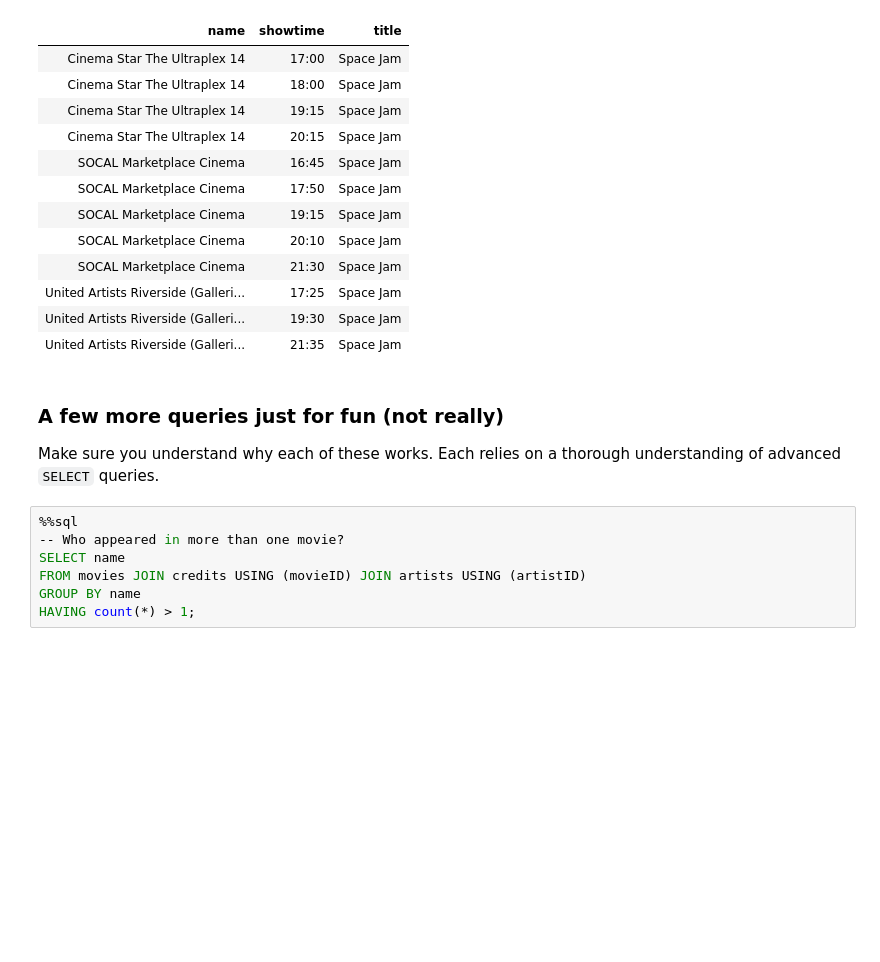
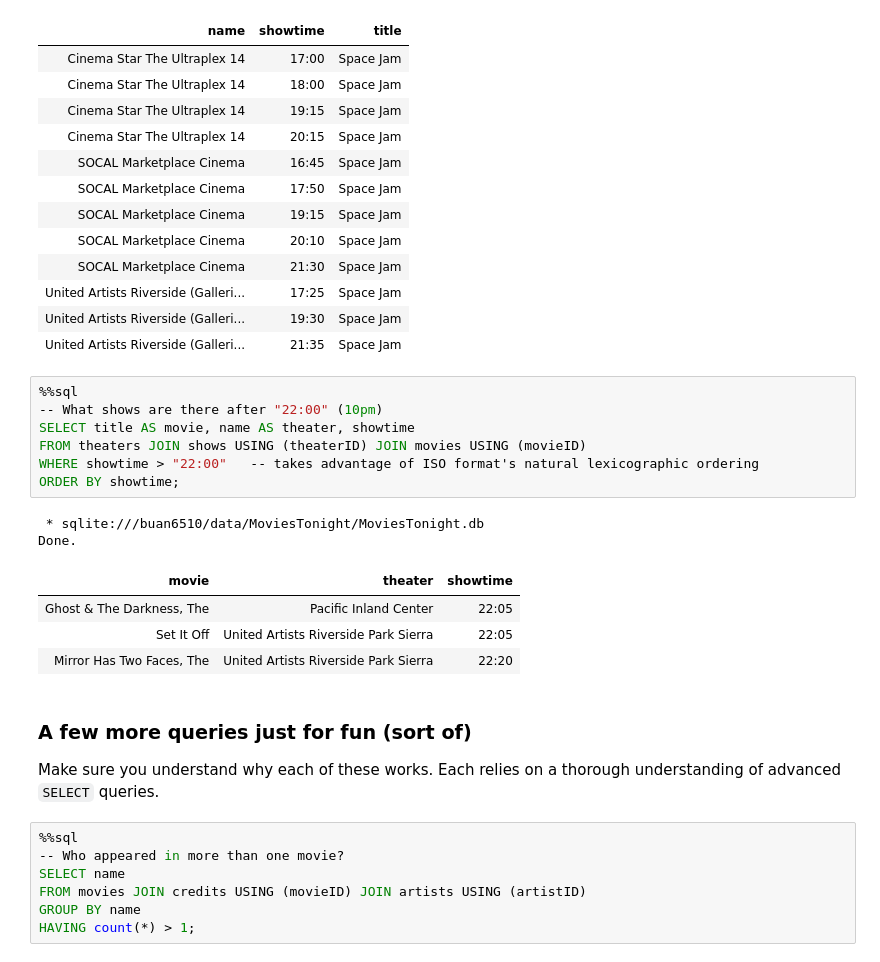
Before and after one commit to kangpyolee/DATA6510, a Jupyter notebook: L8_SQL_DML.ipynb, the cells around one changed output. Cells and saved outputs as stored; diff of their text form; blank space fills up the shorter version.

```diff
--- a/L8_SQL_DML.ipynb
+++ b/L8_SQL_DML.ipynb
@@ -631,8 +650,22 @@ Done.
 | United Artists Riverside (Galleri... | 17:25 | Space Jam |
 | United Artists Riverside (Galleri... | 19:30 | Space Jam |
 | United Artists Riverside (Galleri... | 21:35 | Space Jam |
+# %%
+%%sql
+-- What shows are there after "22:00" (10pm)
+SELECT title AS movie, name AS theater, showtime
+FROM theaters JOIN shows USING (theaterID) JOIN movies USING (movieID)
+WHERE showtime > "22:00"   -- takes advantage of ISO format's natural lexicographic ordering
+ORDER BY showtime;
+# %% [output]
+ * sqlite:///buan6510/data/MoviesTonight/MoviesTonight.db
+Done.
+| movie | theater | showtime |
+| Ghost & The Darkness, The | Pacific Inland Center | 22:05 |
+| Set It Off | United Artists Riverside Park Sierra | 22:05 |
+| Mirror Has Two Faces, The | United Artists Riverside Park Sierra | 22:20 |
 # %% [markdown]
-### **A few more queries just for fun (not really)**
+### **A few more queries just for fun (sort of)**
 
 Make sure you understand why each of these works. Each relies on a thorough understanding of advanced `SELECT` queries.
 # %%
```
Also changed, not shown: parts of 18 cells of this notebook, 1 other file.
